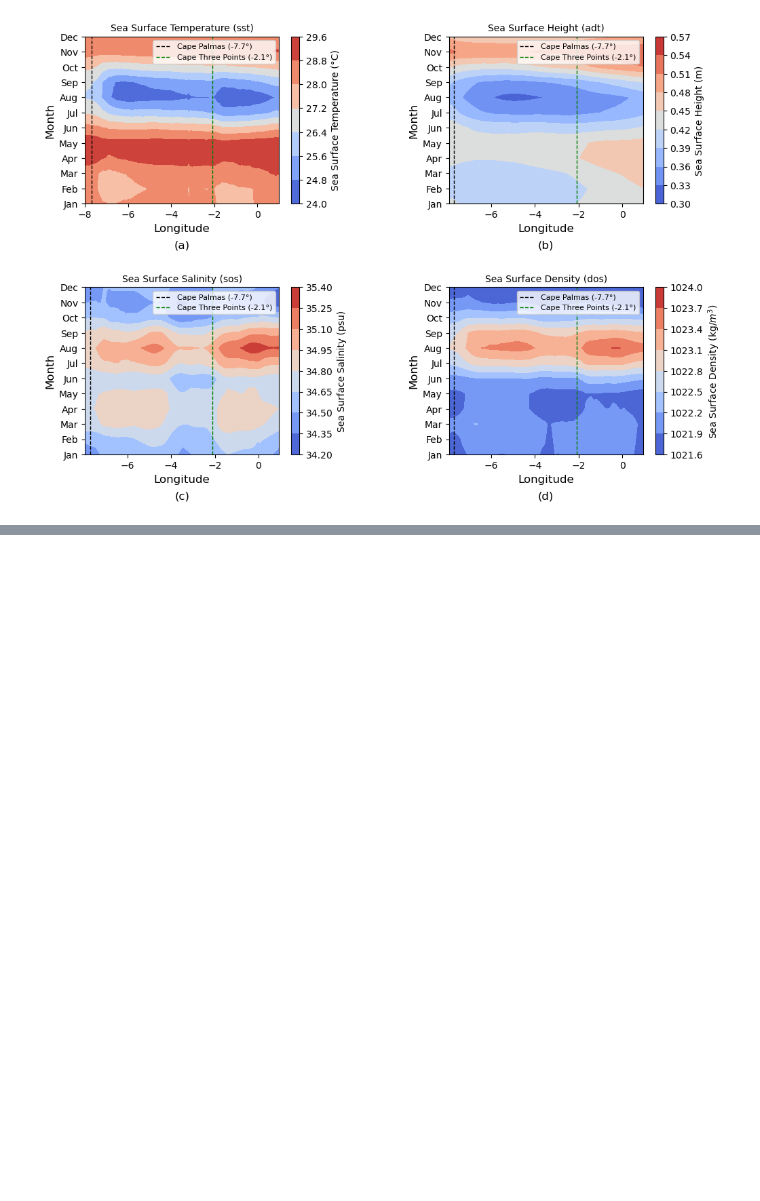
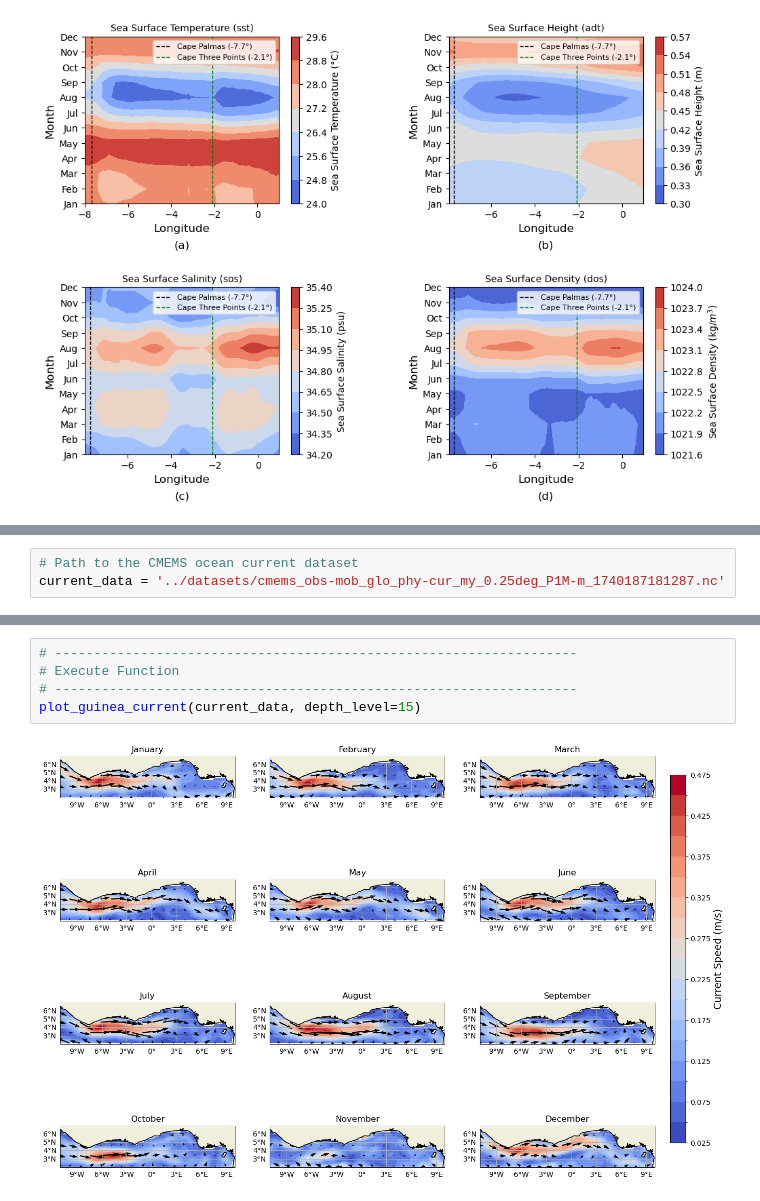
Before and after one commit to Annor-Gyimah/Coastal-Upwelling, a Jupyter notebook: notebooks/run_analysis.ipynb, the cells around one changed output, grey strips where cells are left out. Saved outputs shown, nothing was run; the diff lists cells and outputs as text; blank space fills up the shorter version.

```diff
--- a/notebooks/run_analysis.ipynb
+++ b/notebooks/run_analysis.ipynb
@@ -626,0 +645,3 @@ homvoller_plot(f"{wind_data}")
+# %%
+# Path to the CMEMS ocean current dataset
+current_data = '../datasets/cmems_obs-mob_glo_phy-cur_my_0.25deg_P1M-m_1740187181287.nc'
@@ -626,0 +758,7 @@ homvoller_plot(f"{wind_data}")
+# %%
+# -------------------------------------------------------------------
+# Execute Function
+# -------------------------------------------------------------------
+plot_guinea_current(current_data, depth_level=15)
+# %% [output]
+[figure, added]
```
Also changed, not shown: parts of 9 cells of this notebook, 10 other files.
